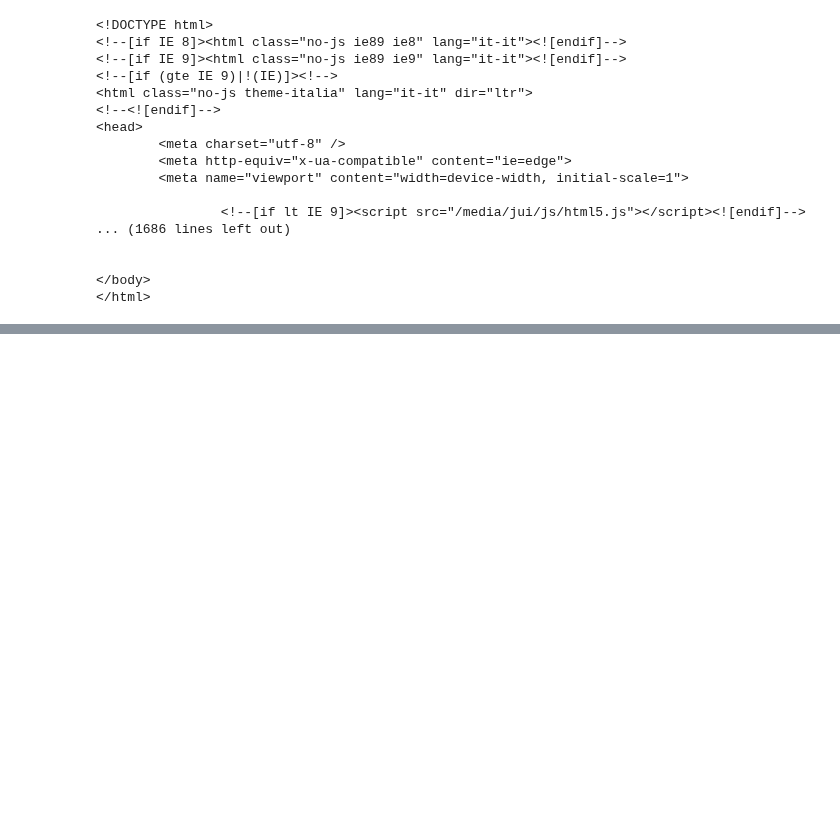
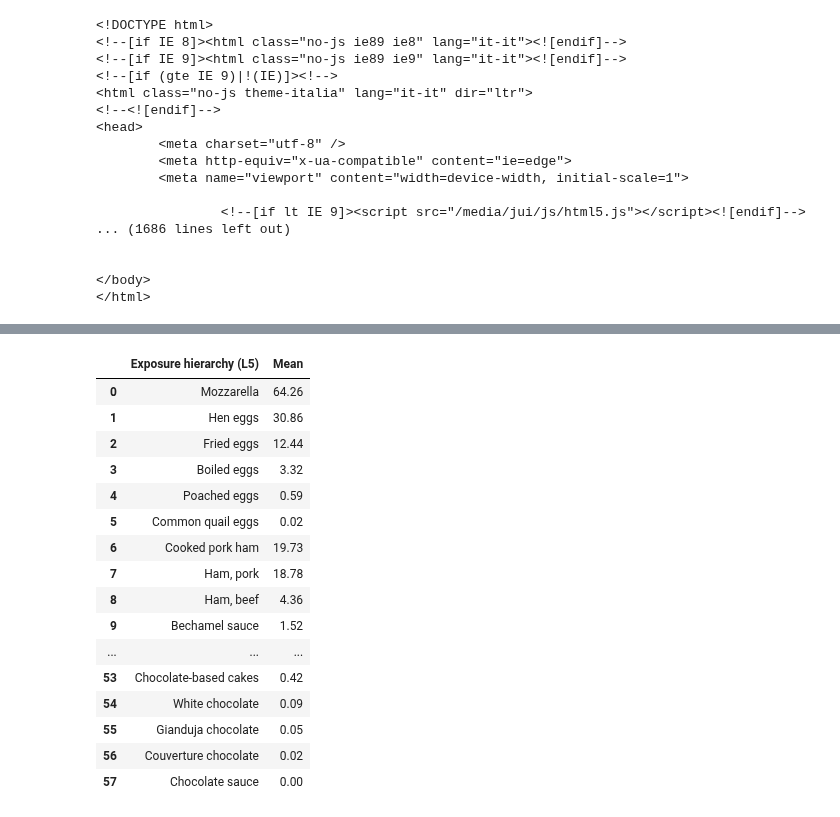
Before and after one commit to TCoaM/TrueCostOfAMeal, a Jupyter notebook: simo_data_integration_other_solution.ipynb, the cells around one changed output, grey strips where cells are left out. Saved outputs shown, nothing was run; the diff lists cells and outputs as text; code cells hidden in the pictures; blank space fills up the shorter version.

Commit message:
working on integration of other foods

```diff
--- a/simo_data_integration_other_solution.ipynb
+++ b/simo_data_integration_other_solution.ipynb
@@ -975,0 +543,4 @@ plt.show()
+# %%
+food_consumption = top_n = df_consumption.groupby("Exposure hierarchy (L5)", as_index=False)["Mean"].sum().sort_values('Mean', ascending=False)
+
+food_consumption
@@ -975,0 +561,34 @@ plt.show()
+# %%
+# Function to select rows based on a list of food items (even if they are not exact matches)
+def select_rows_by_food_items(df, food_items):
+    selected_rows = []
+    for item in food_items:
+        # Use regex to find rows that contain the food item (case-insensitive)
+        pattern = re.compile(re.escape(item), re.IGNORECASE)
+        matching_rows = df[df['Exposure hierarchy (L5)'].str.contains(pattern, na=False)]
+        selected_rows.append(matching_rows)
+    return pd.concat(selected_rows, ignore_index=True)
+# %%
+list_food_items = ["mozzarella", "yogurt", "eggs", "ham", "lentils", "chickpeas", "beans", "peas", "rice", "onions", "carrots", "zucchini", "salad", "oranges", "bananas", "salmon", "cod", "cereals", "chocolate", "ice-cream", "buscuits"]
+# %%
+rows_food = select_rows_by_food_items(food_consumption, list_food_items)
+
+rows_food
+# %% [output]
+|  | Exposure hierarchy (L5) | Mean |
+| 0 | Mozzarella | 64.26 |
+| 1 | Hen eggs | 30.86 |
+| 2 | Fried eggs | 12.44 |
+| 3 | Boiled eggs | 3.32 |
+| 4 | Poached eggs | 0.59 |
+| 5 | Common quail eggs | 0.02 |
+| 6 | Cooked pork ham | 19.73 |
+| 7 | Ham, pork | 18.78 |
+| 8 | Ham, beef | 4.36 |
+| 9 | Bechamel sauce | 1.52 |
+| ... | ... | ... |
+| 53 | Chocolate-based cakes | 0.42 |
+| 54 | White chocolate | 0.09 |
+| 55 | Gianduja chocolate | 0.05 |
+| 56 | Couverture chocolate | 0.02 |
+| 57 | Chocolate sauce | 0.00 |
```
Also changed, not shown: parts of 41 cells of this notebook.
